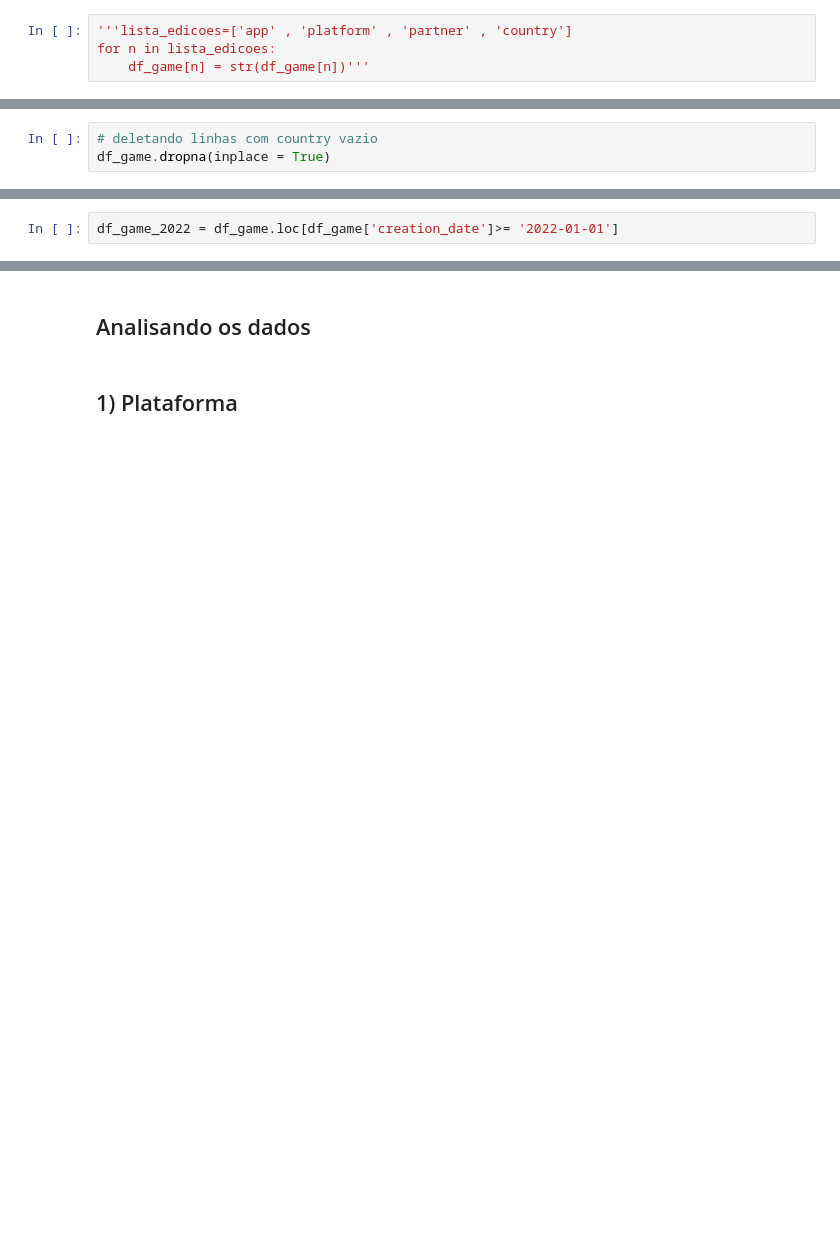
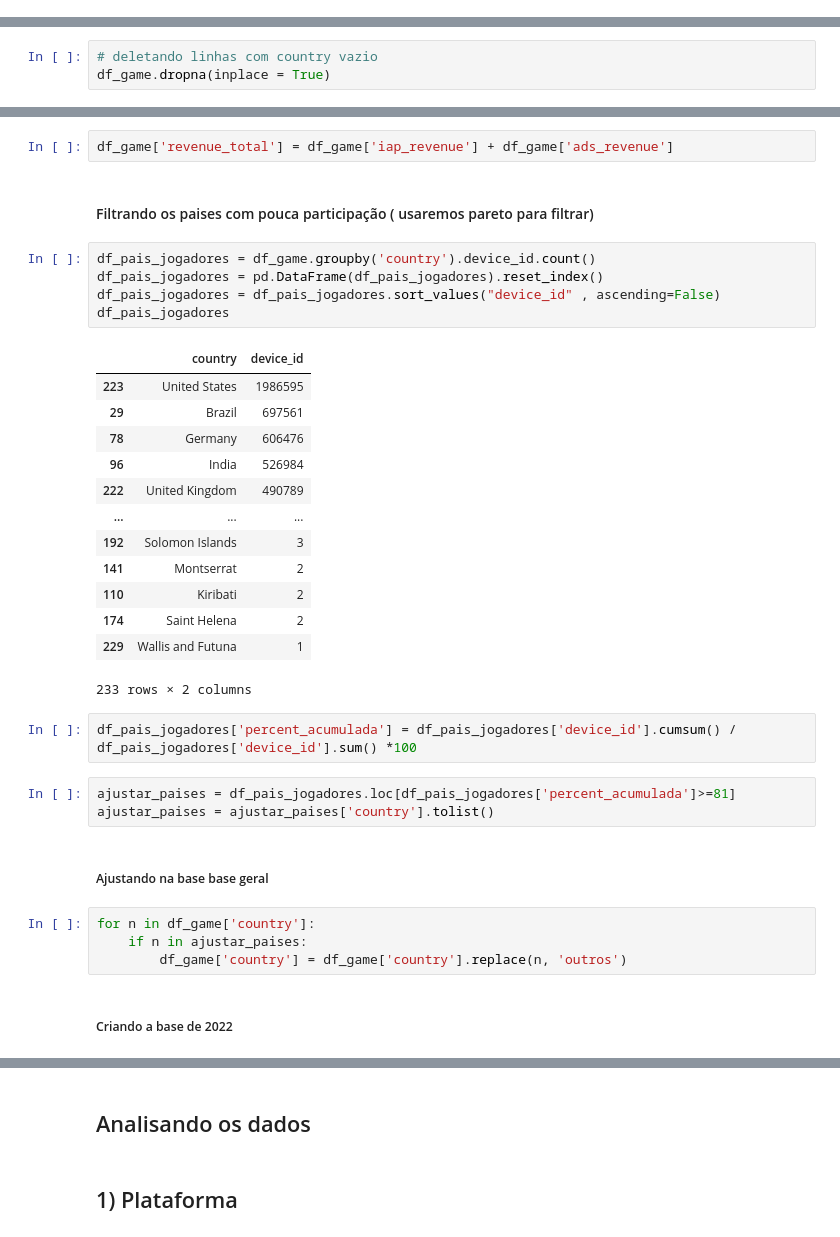
Before and after one commit to vitorbronde/game_market, a Jupyter notebook: Game_market.ipynb, the cells around one changed output, grey strips where cells are left out. Saved outputs shown, nothing was run; the diff lists cells and outputs as text; blank space fills up the shorter version.

```diff
--- a/Game_market.ipynb
+++ b/Game_market.ipynb
@@ -112,7 +113,3 @@ df_game['creation_date'] = pd.to_datetime(df_game['creation_date'])
 # Arrumando as valores iap_revenue e ads_revenue para formato de valor
 df_game['iap_revenue'] = df_game['iap_revenue'].str.replace(',' , '.').astype(float)
 df_game['ads_revenue'] = df_game['ads_revenue'].str.replace (',' , '.').astype(float)
-# %%
-'''lista_edicoes=['app' , 'platform' , 'partner' , 'country']
-for n in lista_edicoes:
-    df_game[n] = str(df_game[n])'''
@@ -133,2 +119,36 @@ df_game.head()
-# %%
-df_game_2022 = df_game.loc[df_game['creation_date']>= '2022-01-01']
+# %%
+df_game['revenue_total'] = df_game['iap_revenue'] + df_game['ads_revenue']
+# %% [markdown]
+#### Filtrando os paises com pouca participação ( usaremos pareto para filtrar)
+# %%
+df_pais_jogadores = df_game.groupby('country').device_id.count()
+df_pais_jogadores = pd.DataFrame(df_pais_jogadores).reset_index()
+df_pais_jogadores = df_pais_jogadores.sort_values("device_id" , ascending=False)
+df_pais_jogadores
+# %% [output]
+|  | country | device_id |
+| 223 | United States | 1986595 |
+| 29 | Brazil | 697561 |
+| 78 | Germany | 606476 |
+| 96 | India | 526984 |
+| 222 | United Kingdom | 490789 |
+| ... | ... | ... |
+| 192 | Solomon Islands | 3 |
+| 141 | Montserrat | 2 |
+| 110 | Kiribati | 2 |
+| 174 | Saint Helena | 2 |
+| 229 | Wallis and Futuna | 1 |
+233 rows × 2 columns
+# %%
+df_pais_jogadores['percent_acumulada'] = df_pais_jogadores['device_id'].cumsum() / df_pais_jogadores['device_id'].sum() *100
+# %%
+ajustar_paises = df_pais_jogadores.loc[df_pais_jogadores['percent_acumulada']>=81]
+ajustar_paises = ajustar_paises['country'].tolist()
+# %% [markdown]
+##### Ajustando na base base geral
+# %%
+for n in df_game['country']:
+    if n in ajustar_paises:
+        df_game['country'] = df_game['country'].replace(n, 'outros')
+# %% [markdown]
+##### Criando a base de 2022
```
Also changed, not shown: parts of 22 cells of this notebook.
